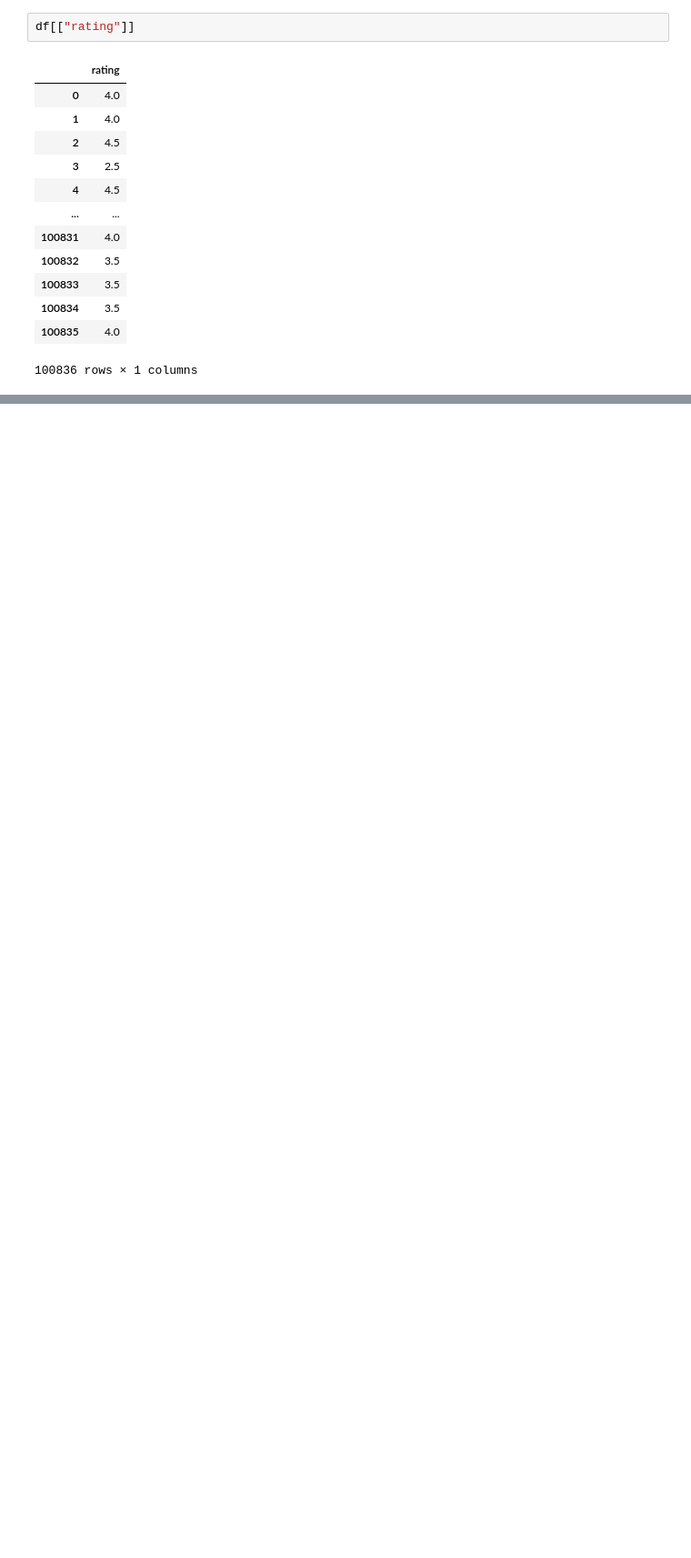
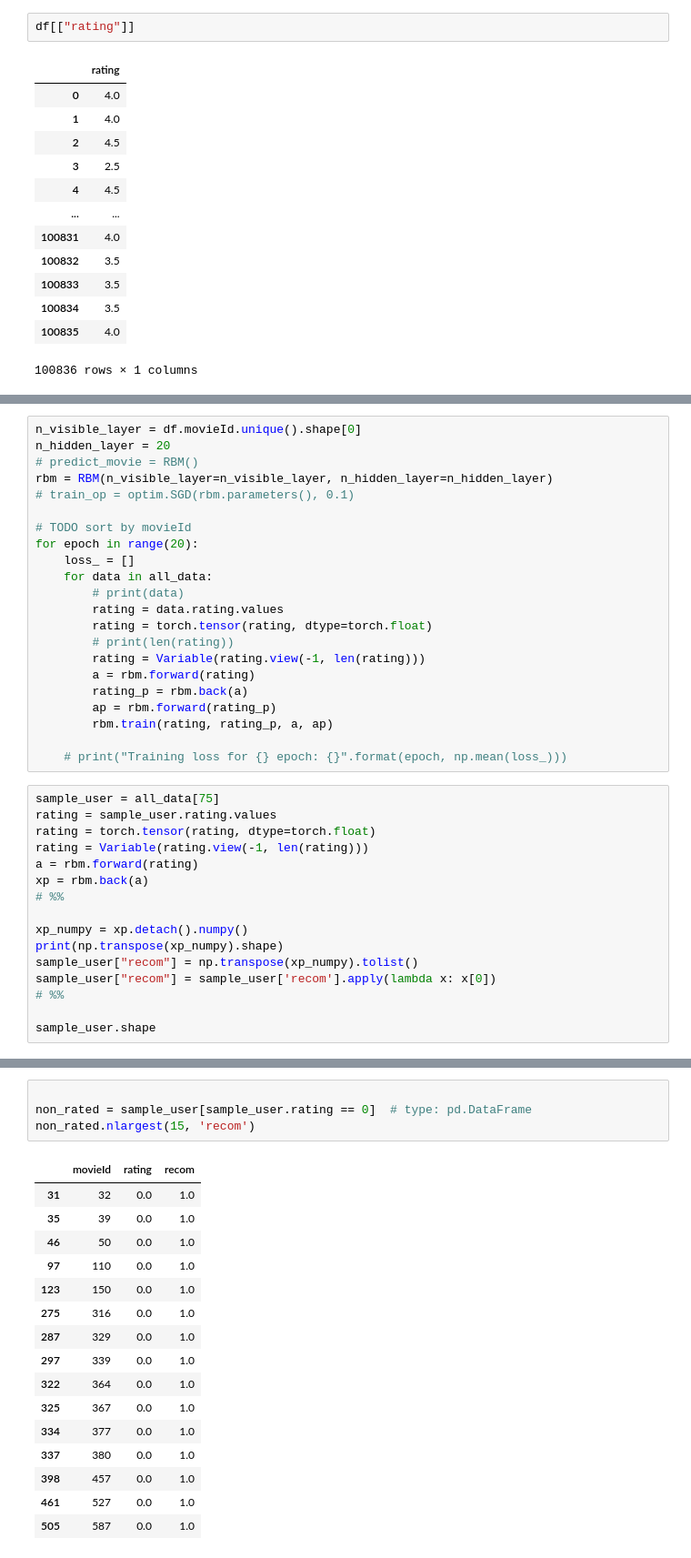
Before and after one commit to 1-1is0/uni_nndl, a Jupyter notebook: hw1/q3/main.ipynb, the cells around one changed output, grey strips where cells are left out. Shown at 91% size. Drawn from its saved outputs; the diff is of its cells as text; blank space fills up the shorter version.

```diff
--- a/hw1/q3/main.ipynb
+++ b/hw1/q3/main.ipynb
@@ -200,0 +276,38 @@ class RBM(nn.Module):
+# %%
+n_visible_layer = df.movieId.unique().shape[0]
+n_hidden_layer = 20
+# predict_movie = RBM()
+rbm = RBM(n_visible_layer=n_visible_layer, n_hidden_layer=n_hidden_layer)
+# train_op = optim.SGD(rbm.parameters(), 0.1)
+
+# TODO sort by movieId
+for epoch in range(20):
+    loss_ = []
+    for data in all_data:
+        # print(data)
+        rating = data.rating.values
+        rating = torch.tensor(rating, dtype=torch.float)
+        # print(len(rating))
+        rating = Variable(rating.view(-1, len(rating)))
+        a = rbm.forward(rating)
+        rating_p = rbm.back(a)
+        ap = rbm.forward(rating_p)
+        rbm.train(rating, rating_p, a, ap)
+
+    # print("Training loss for {} epoch: {}".format(epoch, np.mean(loss_)))
+# %%
+sample_user = all_data[75]
+rating = sample_user.rating.values
+rating = torch.tensor(rating, dtype=torch.float)
+rating = Variable(rating.view(-1, len(rating)))
+a = rbm.forward(rating)
+xp = rbm.back(a)
+# %%
+
+xp_numpy = xp.detach().numpy()
+print(np.transpose(xp_numpy).shape)
+sample_user["recom"] = np.transpose(xp_numpy).tolist()
+sample_user["recom"] = sample_user['recom'].apply(lambda x: x[0])
+# %%
+
+sample_user.shape
@@ -200,0 +317,21 @@ class RBM(nn.Module):
+# %%
+
+non_rated = sample_user[sample_user.rating == 0]  # type: pd.DataFrame
+non_rated.nlargest(15, 'recom')
+# %% [output]
+|  | movieId | rating | recom |
+| 31 | 32 | 0.0 | 1.0 |
+| 35 | 39 | 0.0 | 1.0 |
+| 46 | 50 | 0.0 | 1.0 |
+| 97 | 110 | 0.0 | 1.0 |
+| 123 | 150 | 0.0 | 1.0 |
+| 275 | 316 | 0.0 | 1.0 |
+| 287 | 329 | 0.0 | 1.0 |
+| 297 | 339 | 0.0 | 1.0 |
+| 322 | 364 | 0.0 | 1.0 |
+| 325 | 367 | 0.0 | 1.0 |
+| 334 | 377 | 0.0 | 1.0 |
+| 337 | 380 | 0.0 | 1.0 |
+| 398 | 457 | 0.0 | 1.0 |
+| 461 | 527 | 0.0 | 1.0 |
+| 505 | 587 | 0.0 | 1.0 |
```
Also changed, not shown: parts of 42 cells of this notebook, 1 other file.
